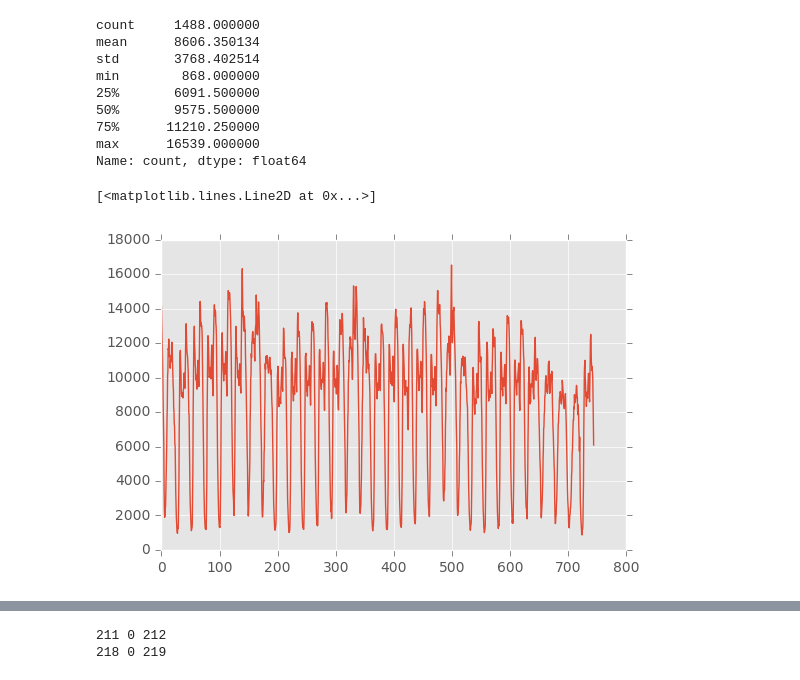
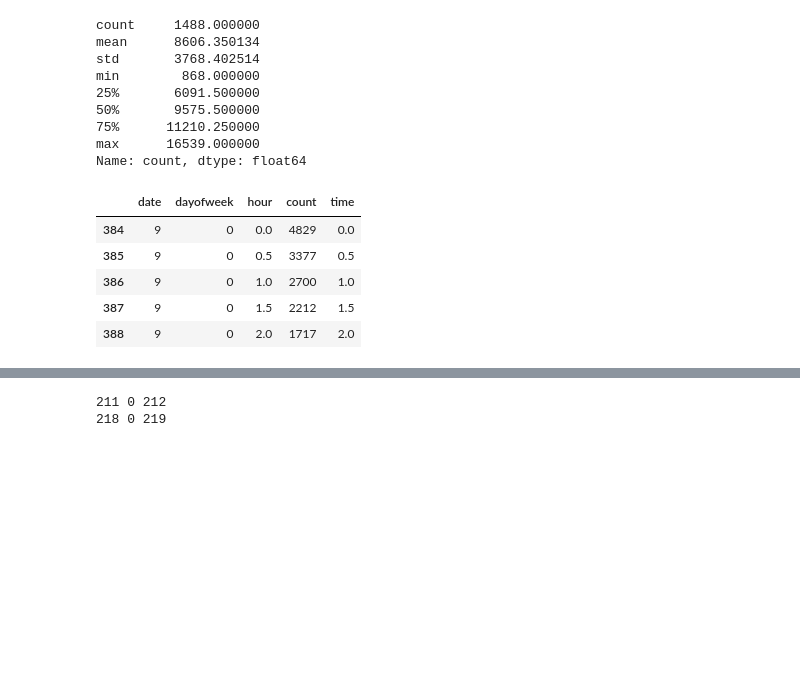
Before and after one commit to hitsuji5/FleetAI, a Jupyter notebook: analytics/demand_prediction2.ipynb, the cells around one changed output, grey strips where cells are left out. Cells and saved outputs as stored; diff of their text form; code cells hidden in the pictures; blank space fills up the shorter version.

```diff
--- a/analytics/demand_prediction2.ipynb
+++ b/analytics/demand_prediction2.ipynb
@@ -81,5 +82,9 @@ demand['time'] = (demand.date-1)*24+demand.hour
-# %%
-plt.plot(demand.time, demand['count'])
-# %% [output]
-[<matplotlib.lines.Line2D at 0x...>]
-[figure, removed]
+# %%
+demand.head()
+# %% [output]
+|  | date | dayofweek | hour | count | time |
+| 384 | 9 | 0 | 0.0 | 4829 | 0.0 |
+| 385 | 9 | 0 | 0.5 | 3377 | 0.5 |
+| 386 | 9 | 0 | 1.0 | 2700 | 1.0 |
+| 387 | 9 | 0 | 1.5 | 2212 | 1.5 |
+| 388 | 9 | 0 | 2.0 | 1717 | 2.0 |
```
Also changed, not shown: parts of 3 cells of this notebook, 1 other file.
